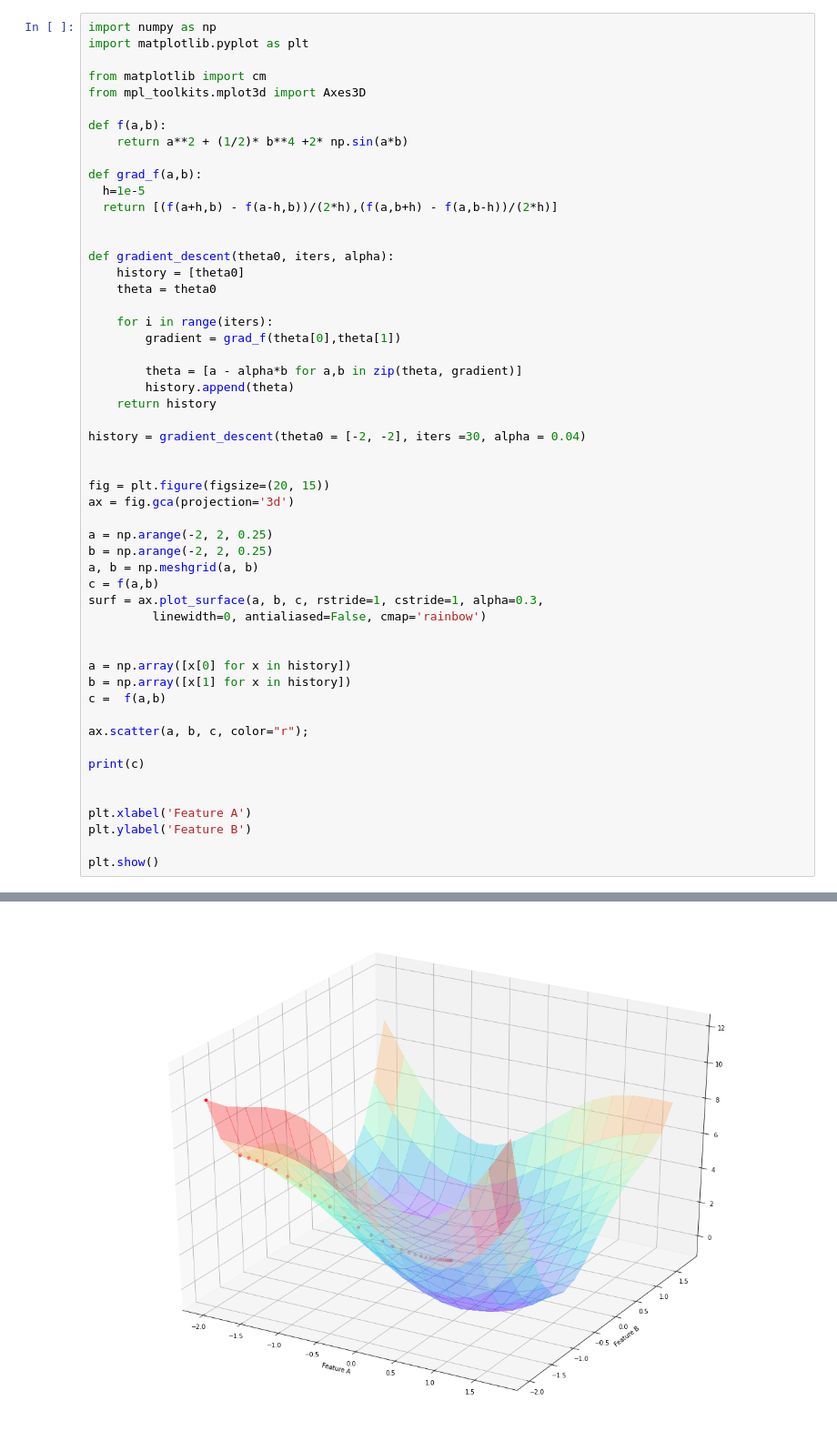
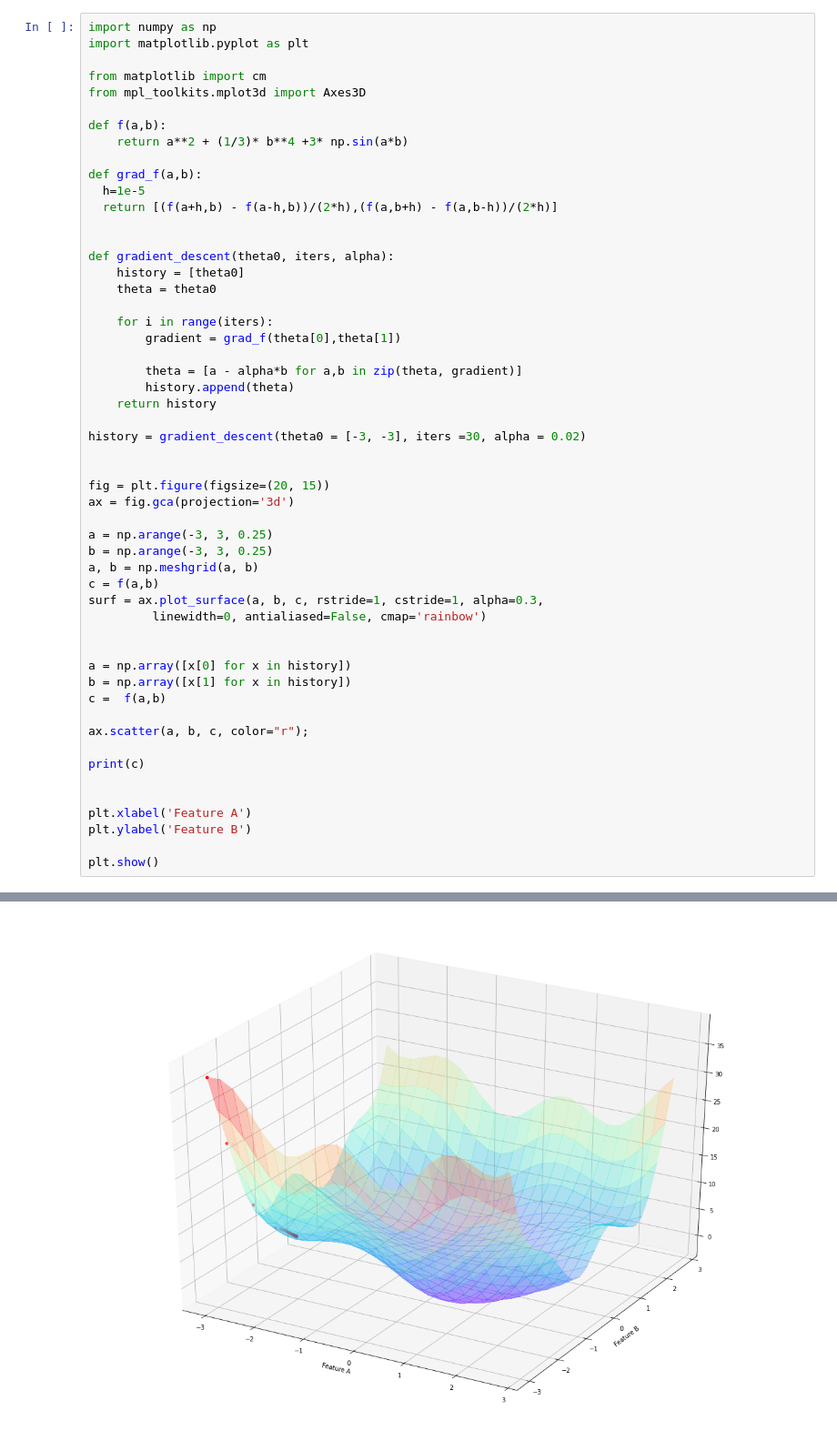
Before and after one commit to leeilgyu/pyhton, a Jupyter notebook: 11_9_과제2.ipynb, the cells around one changed output, grey strips where cells are left out. Shown at 91% size. Drawn from its saved outputs; the diff is of its cells as text.

```diff
--- a/11_9_과제2.ipynb
+++ b/11_9_과제2.ipynb
@@ -8,7 +8,7 @@ from matplotlib import cm
 from mpl_toolkits.mplot3d import Axes3D
 
 def f(a,b):
-	return a**2 + (1/2)* b**4 +2* np.sin(a*b)
+	return a**2 + (1/3)* b**4 +3* np.sin(a*b)
 
 def grad_f(a,b):
   h=1e-5
@@ -26,14 +26,14 @@ def gradient_descent(theta0, iters, alpha):
 		history.append(theta)
 	return history
 
-history = gradient_descent(theta0 = [-2, -2], iters =30, alpha = 0.04)
+history = gradient_descent(theta0 = [-3, -3], iters =30, alpha = 0.02)
 
 
 fig = plt.figure(figsize=(20, 15))
 ax = fig.gca(projection='3d')
 
-a = np.arange(-2, 2, 0.25)
-b = np.arange(-2, 2, 0.25)
+a = np.arange(-3, 3, 0.25)
+b = np.arange(-3, 3, 0.25)
 a, b = np.meshgrid(a, b)
 c = f(a,b)
 surf = ax.plot_surface(a, b, c, rstride=1, cstride=1, alpha=0.3,
@@ -63 +63 @@ plt.show()
-[figure, old version]
+[figure, new version]
```
Also changed, not shown: parts of 1 cell of this notebook.
